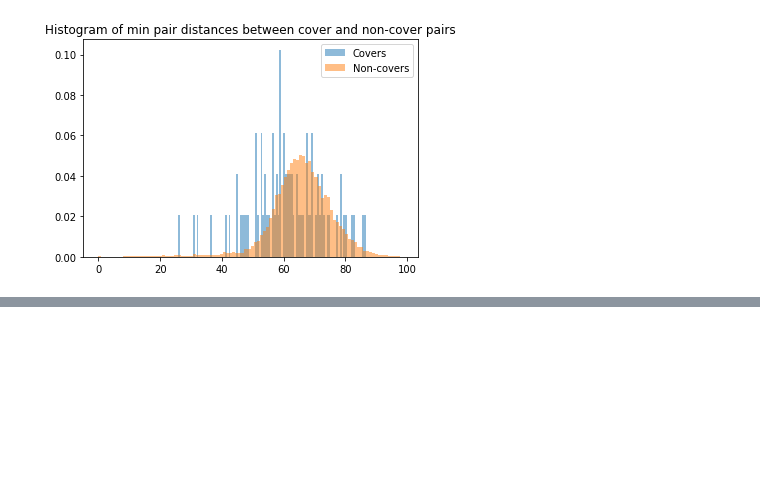
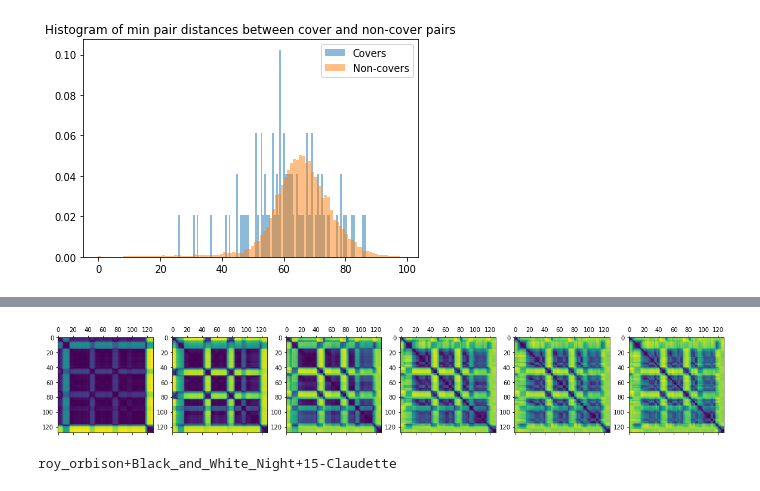
Before and after one commit to chrispla/structure_representation, a Jupyter notebook: structure_comparison/covers80/comparison.ipynb, the cells around one changed output, grey strips where cells are left out. Cells and saved outputs as stored; diff of their text form; code cells hidden in the pictures; blank space fills up the shorter version.

```diff
--- a/structure_comparison/covers80/comparison.ipynb
+++ b/structure_comparison/covers80/comparison.ipynb
@@ -357,0 +394,11 @@ plt.show()
+# %%
+fig, axs = plt.subplots(1, kmax-kmin, figsize=(20, 20))
+for i in range(kmax-kmin):
+    axs[i].matshow(all_struct[d[1]][i])
+plt.show()
+# %% [output]
+[figure, added]
+# %%
+print(all_names[1])
+# %% [output]
+roy_orbison+Black_and_White_Night+15-Claudette
```
Also changed, not shown: parts of 4 cells of this notebook.
